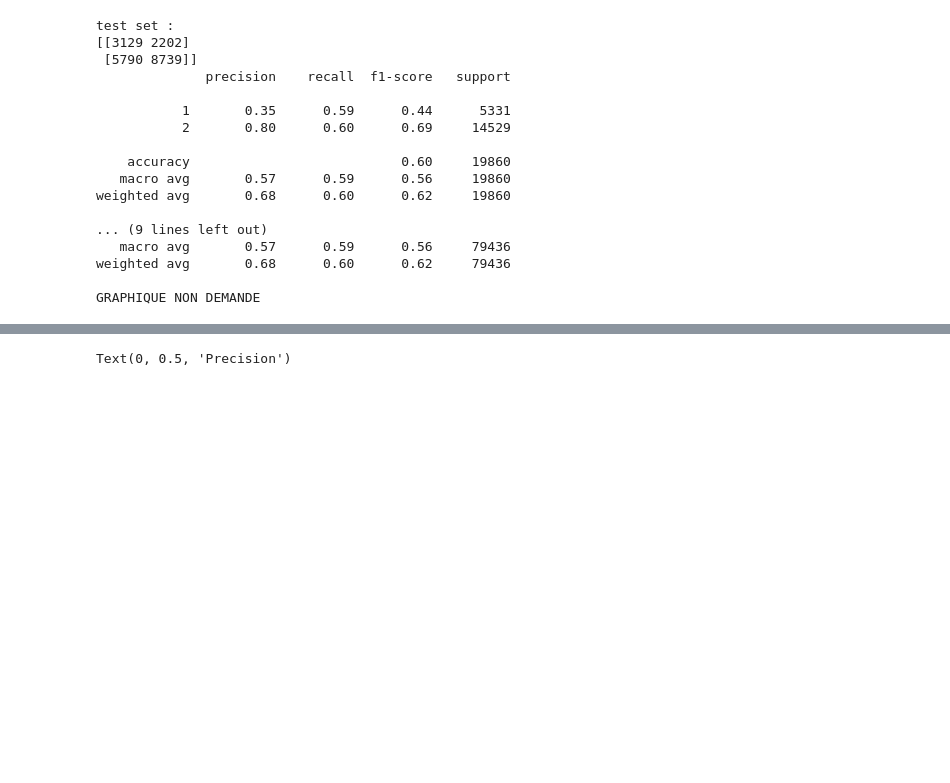
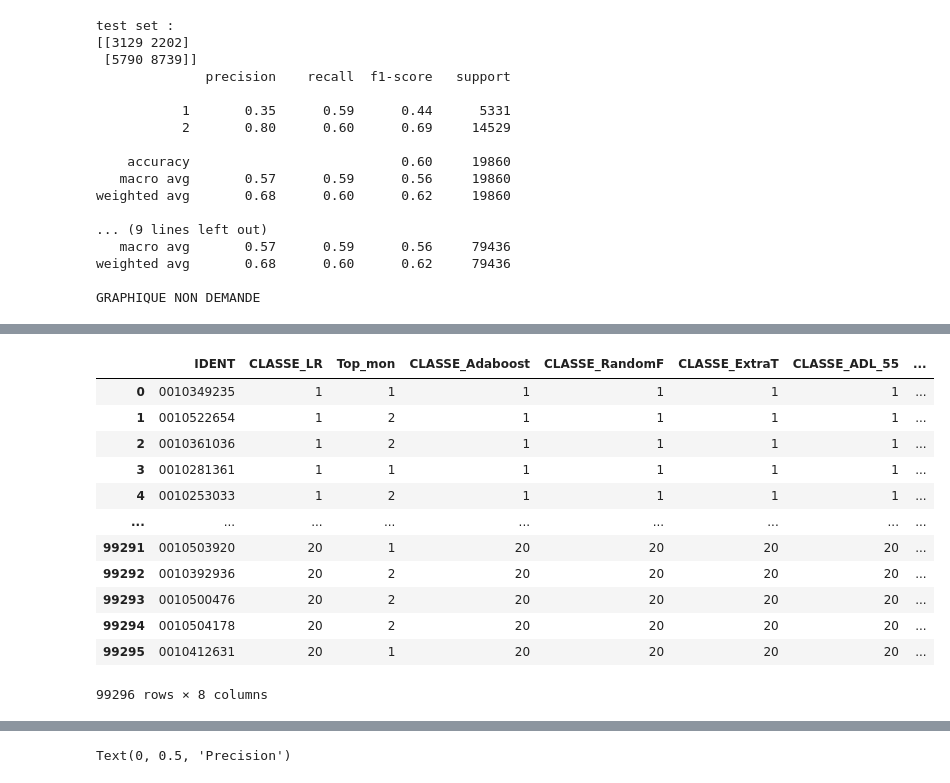
Before and after one commit to christian235711/Predict_models_fdf21, a Jupyter notebook: FDF21_Comparaison.ipynb, the cells around one changed output, grey strips where cells are left out. Saved outputs shown, nothing was run; the diff lists cells and outputs as text; code cells hidden in the pictures; blank space fills up the shorter version.

```diff
--- a/FDF21_Comparaison.ipynb
+++ b/FDF21_Comparaison.ipynb
@@ -632,0 +765,26 @@ GRAPHIQUE NON DEMANDE
+# %%
+from functools import reduce
+TABLEAU=vingtiles_tableau_LR[["IDENT", "CLASSE_LR", "Top_mon"]].copy()
+
+TABLEAU = reduce(lambda left,right: pd.merge(left,right,on='IDENT'), [ TABLEAU,
+                    vingtiles_tableau_Adaboost[["IDENT","CLASSE_Adaboost"]],
+                    vingtiles_tableau_RandomForestClassifier[["IDENT","CLASSE_RandomF"]],
+                    vingtiles_tableau_ExtraTreesClassifier[["IDENT","CLASSE_ExtraT"]],
+                    vingtiles_tableau_ADL_55[["IDENT", "CLASSE_ADL_55"]],
+                    vingtiles_tableau_ADQ_55[["IDENT","CLASSE_ADQ_55"]] ])
+
+TABLEAU
+# %% [output]
+|  | IDENT | CLASSE_LR | Top_mon | CLASSE_Adaboost | CLASSE_RandomF | CLASSE_ExtraT | CLASSE_ADL_55 | ... |
+| 0 | 0010349235 | 1 | 1 | 1 | 1 | 1 | 1 | ... |
+| 1 | 0010522654 | 1 | 2 | 1 | 1 | 1 | 1 | ... |
+| 2 | 0010361036 | 1 | 2 | 1 | 1 | 1 | 1 | ... |
+| 3 | 0010281361 | 1 | 1 | 1 | 1 | 1 | 1 | ... |
+| 4 | 0010253033 | 1 | 2 | 1 | 1 | 1 | 1 | ... |
+| ... | ... | ... | ... | ... | ... | ... | ... | ... |
+| 99291 | 0010503920 | 20 | 1 | 20 | 20 | 20 | 20 | ... |
+| 99292 | 0010392936 | 20 | 2 | 20 | 20 | 20 | 20 | ... |
+| 99293 | 0010500476 | 20 | 2 | 20 | 20 | 20 | 20 | ... |
+| 99294 | 0010504178 | 20 | 2 | 20 | 20 | 20 | 20 | ... |
+| 99295 | 0010412631 | 20 | 1 | 20 | 20 | 20 | 20 | ... |
+99296 rows × 8 columns
```
Also changed, not shown: parts of 27 cells of this notebook.
